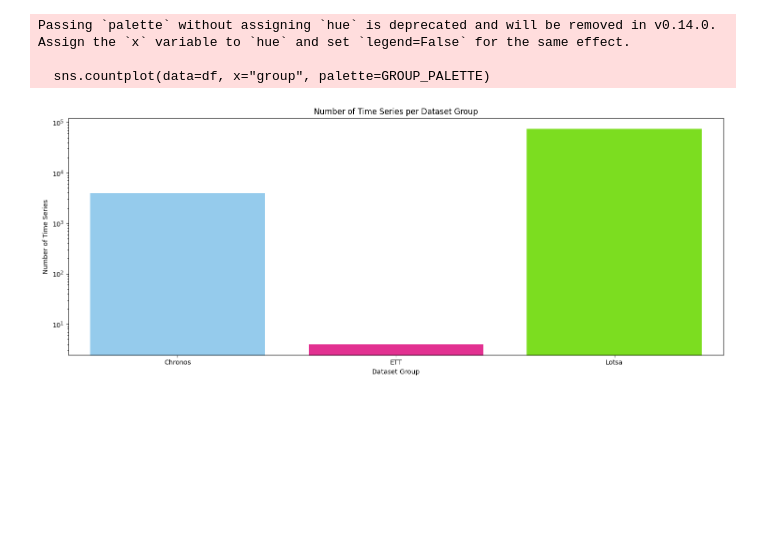
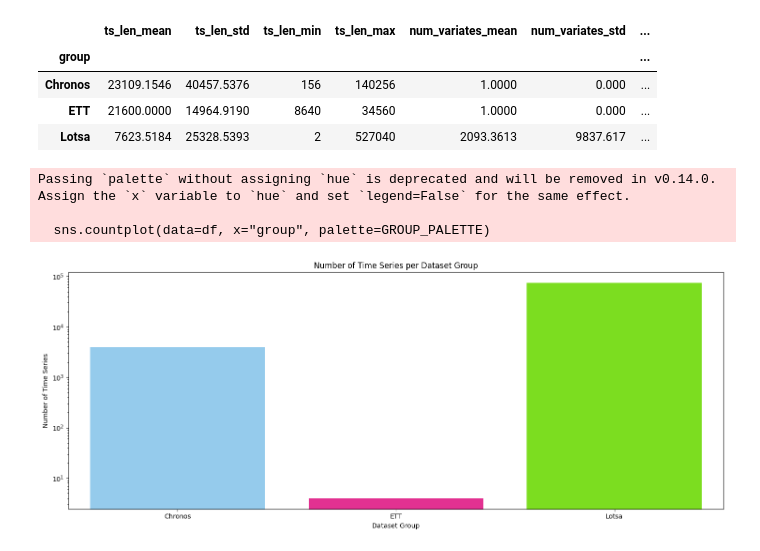
Before and after one commit to GiuliaGhisolfi/TimeSeriesForecastingFoundationModels, a Jupyter notebook: EDA.ipynb, the cells around one changed output. Saved outputs shown, nothing was run; the diff lists cells and outputs as text; code cells hidden in the pictures; blank space fills up the shorter version.

```diff
--- a/EDA.ipynb
+++ b/EDA.ipynb
@@ -28,6 +28,28 @@ GROUP_PALETTE = {
     "ETT": "deeppink",
     "other": "gray"
 }
+# %%
+# Compute statistics
+pivot_table = df.groupby("group").agg({
+    "ts_len": ["mean", "std", "min", "max"],
+    "num_variates": ["mean", "std", "min", "max"],
+    "item_id": "count"
+})
+
+# Rename columns for clarity
+pivot_table.columns = ['_'.join(col).strip() for col in pivot_table.columns.values]
+pivot_table = pivot_table.rename(columns={"item_id_count": "num_series"})
+
+# Round for better display
+pivot_table = pivot_table.round(4)
+
+pivot_table
+# %% [output]
+|  | ts_len_mean | ts_len_std | ts_len_min | ts_len_max | num_variates_mean | num_variates_std | ... |
+| group |  |  |  |  |  |  | ... |
+| Chronos | 23109.1546 | 40457.5376 | 156 | 140256 | 1.0000 | 0.000 | ... |
+| ETT | 21600.0000 | 14964.9190 | 8640 | 34560 | 1.0000 | 0.000 | ... |
+| Lotsa | 7623.5184 | 25328.5393 | 2 | 527040 | 2093.3613 | 9837.617 | ... |
 # %%
 # === 1. Barplot: Number of time series per dataset group ===
 plt.figure()
```
Also changed, not shown: parts of 9 cells of this notebook, 4 other files.
